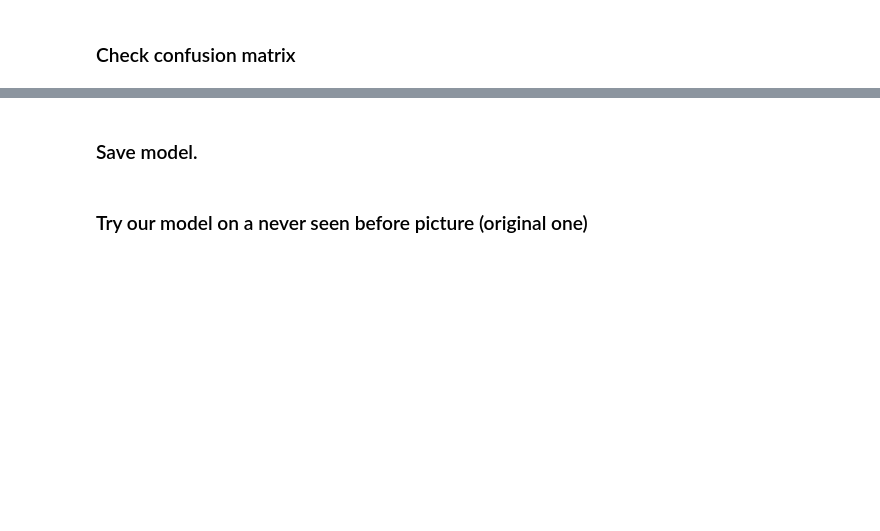
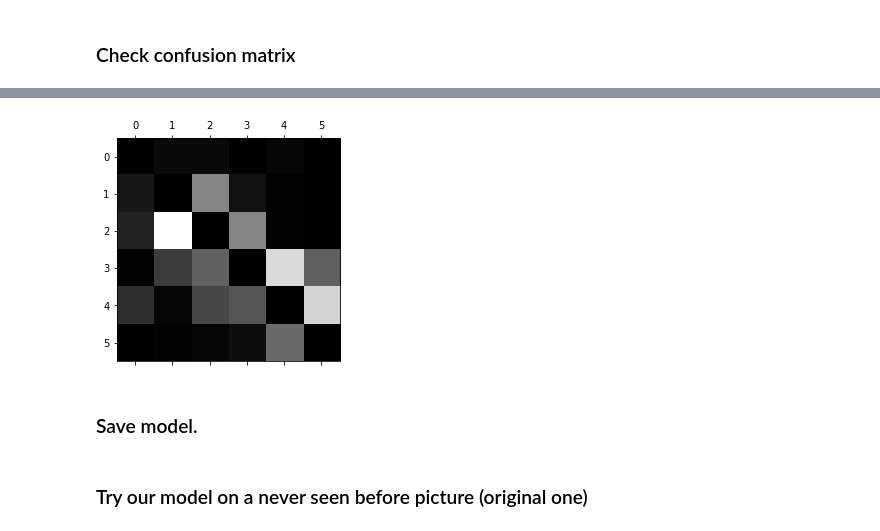
Before and after one commit to terman37/Neural_Networks_Counting_Fingers, a Jupyter notebook: training/cnn_training.ipynb, the cells around one changed output, grey strips where cells are left out. Saved outputs shown, nothing was run; the diff lists cells and outputs as text; code cells hidden in the pictures; blank space fills up the shorter version.

```diff
--- a/training/cnn_training.ipynb
+++ b/training/cnn_training.ipynb
@@ -202,3 +194,13 @@ pd.crosstab(ytest, ypred, rownames=['True'], colnames=['Predicted'], margins=Tru
+# %%
+from sklearn.metrics import confusion_matrix
+
+confmatr = confusion_matrix(ytest, ypred)
+row_sums = confmatr.sum(axis=1,keepdims=True)
+norm_conf_matr = confmatr / row_sums
+np.fill_diagonal(norm_conf_matr,0)
+plt.matshow(norm_conf_matr,cmap=plt.cm.gray);
+# %% [output]
+[figure, added]
 # %% [markdown]
 ### Save model.
 # %%
```
Also changed, not shown: parts of 21 cells of this notebook, 7 other files.
